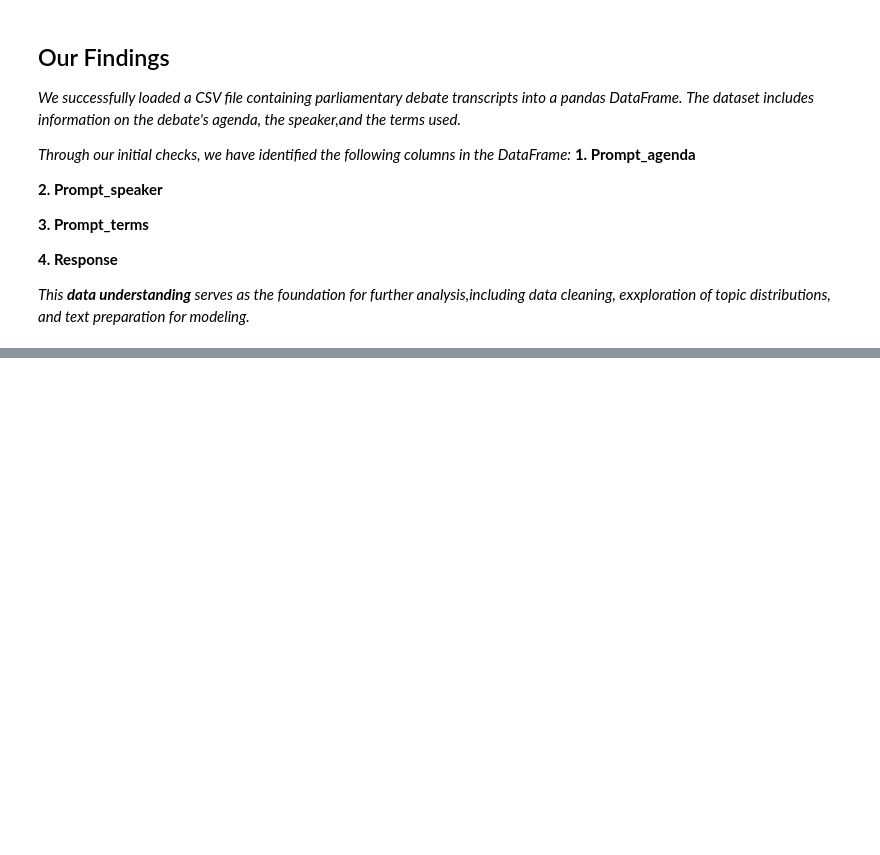
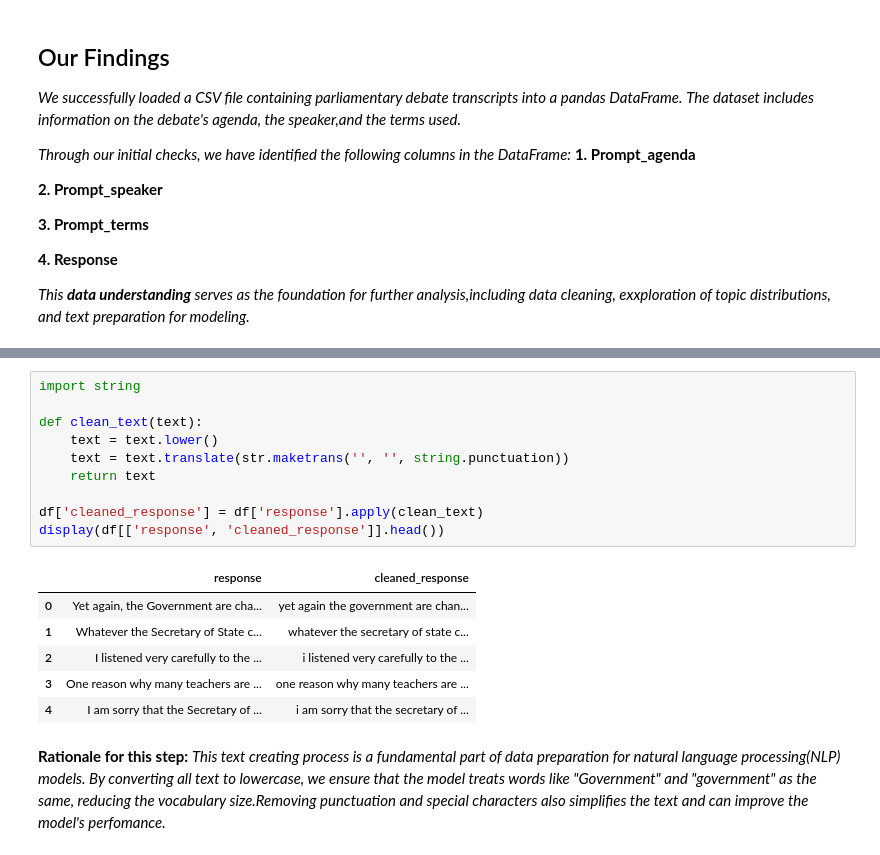
Before and after one commit to esmu26/Parliament-Topic-Classification, a Jupyter notebook: Parliament_proceedings.ipynb, the cells around one changed output, grey strips where cells are left out. Cells and saved outputs as stored; diff of their text form; blank space fills up the shorter version.

Commit message:
[DP] data preparation

```diff
--- a/Parliament_proceedings.ipynb
+++ b/Parliament_proceedings.ipynb
@@ -292,0 +385,20 @@ plt.show()
+# %%
+import string
+
+def clean_text(text):
+    text = text.lower()
+    text = text.translate(str.maketrans('', '', string.punctuation))
+    return text
+
+df['cleaned_response'] = df['response'].apply(clean_text)
+display(df[['response', 'cleaned_response']].head())
+# %% [output]
+|  | response | cleaned_response |
+| 0 | Yet again, the Government are cha... | yet again the government are chan... |
+| 1 | Whatever the Secretary of State c... | whatever the secretary of state c... |
+| 2 | I listened very carefully to the ... | i listened very carefully to the ... |
+| 3 | One reason why many teachers are ... | one reason why many teachers are ... |
+| 4 | I am sorry that the Secretary of ... | i am sorry that the secretary of ... |
+# %% [markdown]
+**Rationale for this step:**
+*This text creating process is a fundamental part of data preparation for natural language processing(NLP) models. By converting all text to lowercase, we ensure that the model treats words like "Government" and "government" as the same, reducing the vocabulary size.Removing punctuation and special characters also simplifies the text and can improve the model's perfomance.*
```
Also changed, not shown: parts of 12 cells of this notebook.
